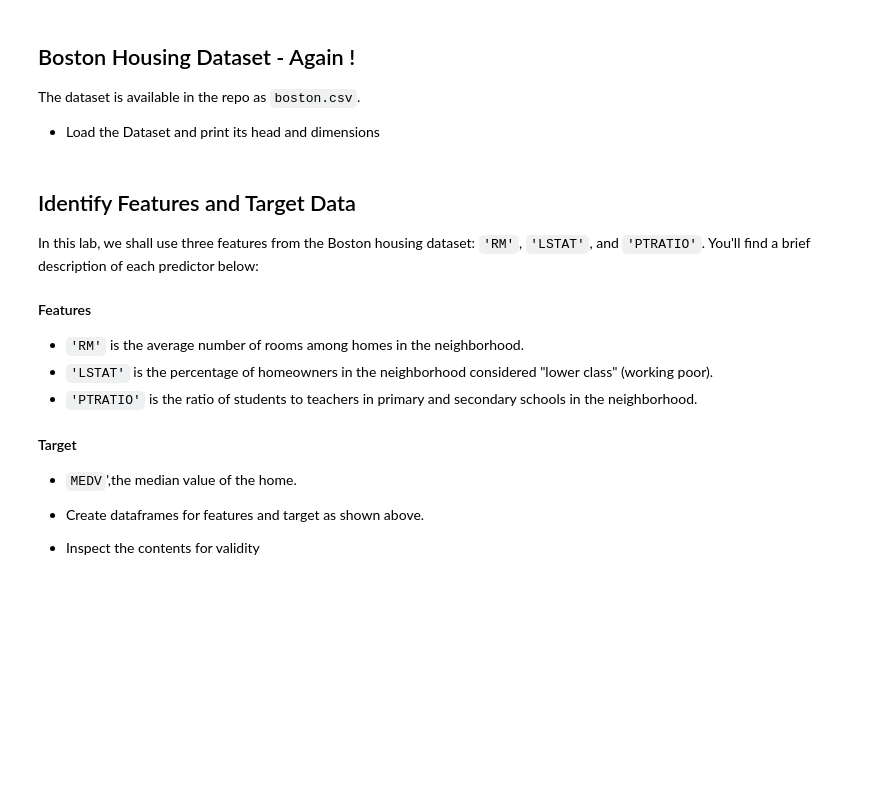
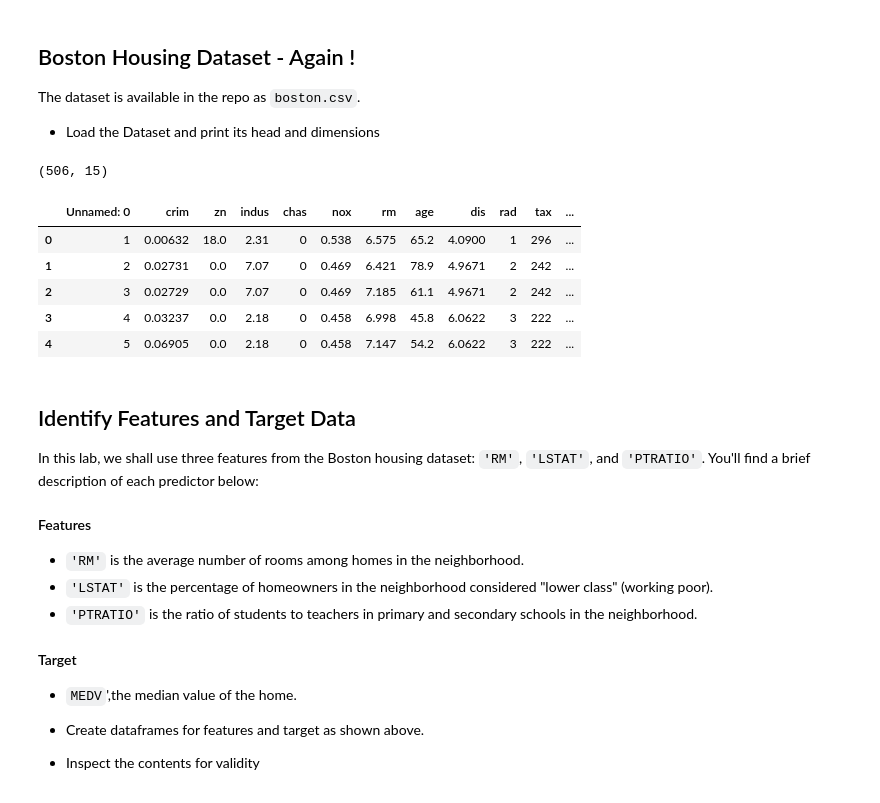
Before and after one commit to magnawhale/dsc-tuning-regression-trees-lab-online-ds-ft-051319, a Jupyter notebook: index.ipynb, the cells around one changed output. Cells and saved outputs as stored; diff of their text form; code cells hidden in the pictures; blank space fills up the shorter version.

```diff
--- a/index.ipynb
+++ b/index.ipynb
@@ -22,3 +20,23 @@ The dataset is available in the repo as `boston.csv`.
+# %%
+import pandas as pd
+import numpy as np
+import matplotlib.pyplot as plt
+%matplotlib inline
+from sklearn.tree import DecisionTreeRegressor
+from sklearn.metrics import mean_squared_error, r2_score
+from sklearn.model_selection import train_test_split
+
+df = pd.read_csv('boston.csv')
+print(df.shape)
+df.head()
+# %% [output]
+(506, 15)
+|  | Unnamed: 0 | crim | zn | indus | chas | nox | rm | age | dis | rad | tax | ... |
+| 0 | 1 | 0.00632 | 18.0 | 2.31 | 0 | 0.538 | 6.575 | 65.2 | 4.0900 | 1 | 296 | ... |
+| 1 | 2 | 0.02731 | 0.0 | 7.07 | 0 | 0.469 | 6.421 | 78.9 | 4.9671 | 2 | 242 | ... |
+| 2 | 3 | 0.02729 | 0.0 | 7.07 | 0 | 0.469 | 7.185 | 61.1 | 4.9671 | 2 | 242 | ... |
+| 3 | 4 | 0.03237 | 0.0 | 2.18 | 0 | 0.458 | 6.998 | 45.8 | 6.0622 | 3 | 222 | ... |
+| 4 | 5 | 0.06905 | 0.0 | 2.18 | 0 | 0.458 | 7.147 | 54.2 | 6.0622 | 3 | 222 | ... |
 # %% [markdown]
 ## Identify Features and Target Data
 In this lab, we shall use three features from the Boston housing dataset: `'RM'`, `'LSTAT'`, and `'PTRATIO'`. You'll find a brief description of each predictor below:
```
Also changed, not shown: parts of 16 cells of this notebook.
